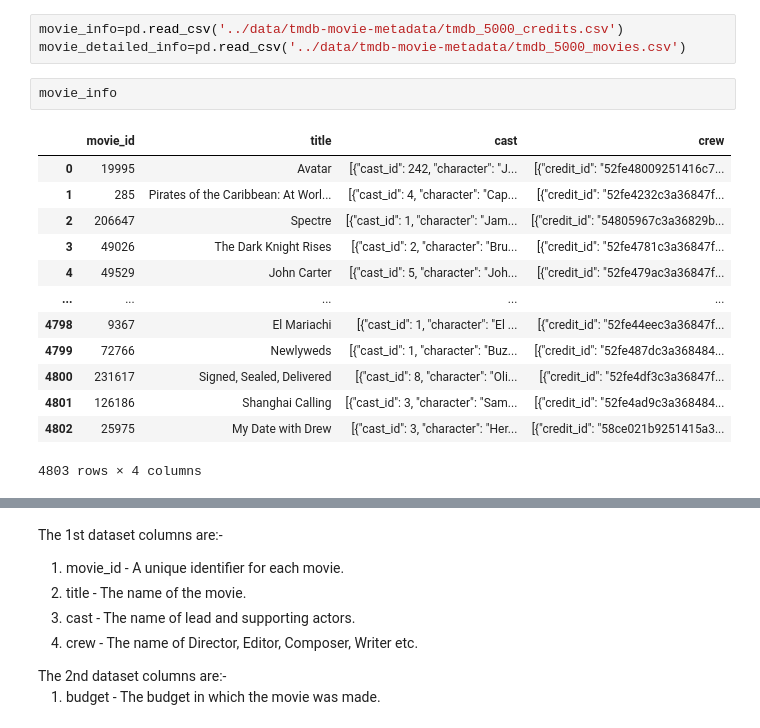
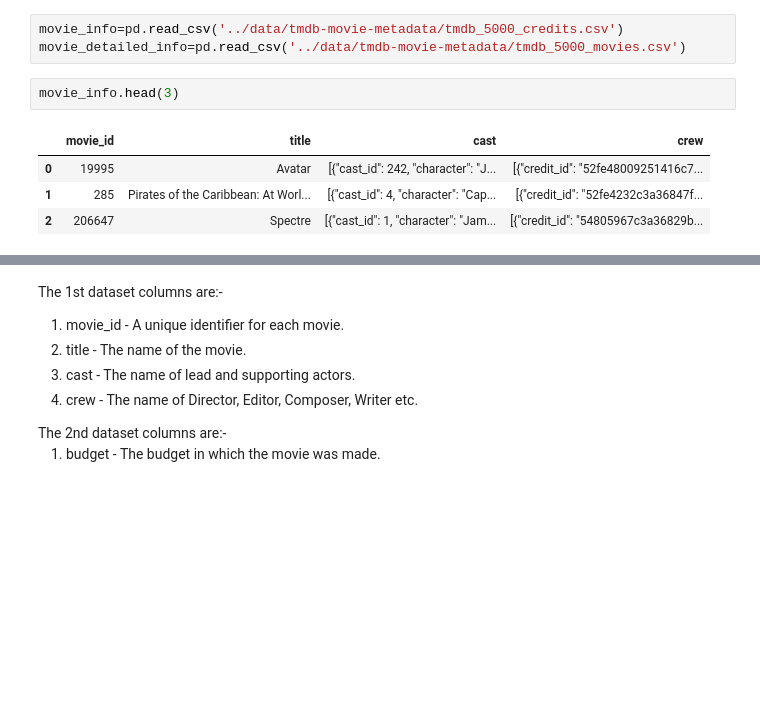
Before and after one commit to TanusreeDas/machine-learning-with-python, a Jupyter notebook: notebooks/recommender_system-movies.ipynb, the cells around one changed output, grey strips where cells are left out. Saved outputs shown, nothing was run; the diff lists cells and outputs as text; blank space fills up the shorter version.

```diff
--- a/notebooks/recommender_system-movies.ipynb
+++ b/notebooks/recommender_system-movies.ipynb
@@ -11,19 +11,10 @@ from sklearn.feature_extraction.text import TfidfVectorizer
 movie_info=pd.read_csv('../data/tmdb-movie-metadata/tmdb_5000_credits.csv')
 movie_detailed_info=pd.read_csv('../data/tmdb-movie-metadata/tmdb_5000_movies.csv')
 # %%
-movie_info
+movie_info.head(3)
 # %% [output]
 |  | movie_id | title | cast | crew |
 | 0 | 19995 | Avatar | [{"cast_id": 242, "character": "J... | [{"credit_id": "52fe48009251416c7... |
 | 1 | 285 | Pirates of the Caribbean: At Worl... | [{"cast_id": 4, "character": "Cap... | [{"credit_id": "52fe4232c3a36847f... |
 | 2 | 206647 | Spectre | [{"cast_id": 1, "character": "Jam... | [{"credit_id": "54805967c3a36829b... |
-| 3 | 49026 | The Dark Knight Rises | [{"cast_id": 2, "character": "Bru... | [{"credit_id": "52fe4781c3a36847f... |
-| 4 | 49529 | John Carter | [{"cast_id": 5, "character": "Joh... | [{"credit_id": "52fe479ac3a36847f... |
-| ... | ... | ... | ... | ... |
-| 4798 | 9367 | El Mariachi | [{"cast_id": 1, "character": "El ... | [{"credit_id": "52fe44eec3a36847f... |
-| 4799 | 72766 | Newlyweds | [{"cast_id": 1, "character": "Buz... | [{"credit_id": "52fe487dc3a368484... |
-| 4800 | 231617 | Signed, Sealed, Delivered | [{"cast_id": 8, "character": "Oli... | [{"credit_id": "52fe4df3c3a36847f... |
-| 4801 | 126186 | Shanghai Calling | [{"cast_id": 3, "character": "Sam... | [{"credit_id": "52fe4ad9c3a368484... |
-| 4802 | 25975 | My Date with Drew | [{"cast_id": 3, "character": "Her... | [{"credit_id": "58ce021b9251415a3... |
-4803 rows × 4 columns
 # %%
```
Also changed, not shown: parts of 37 cells of this notebook.
